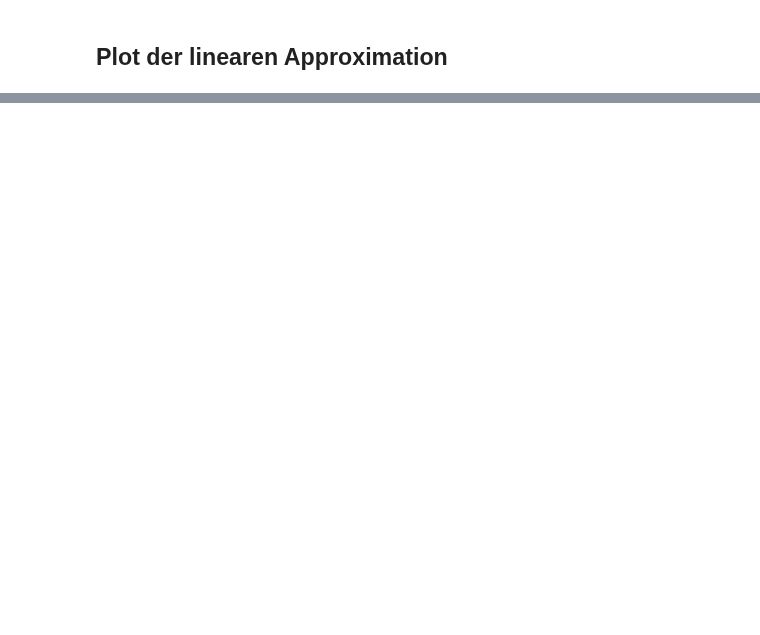
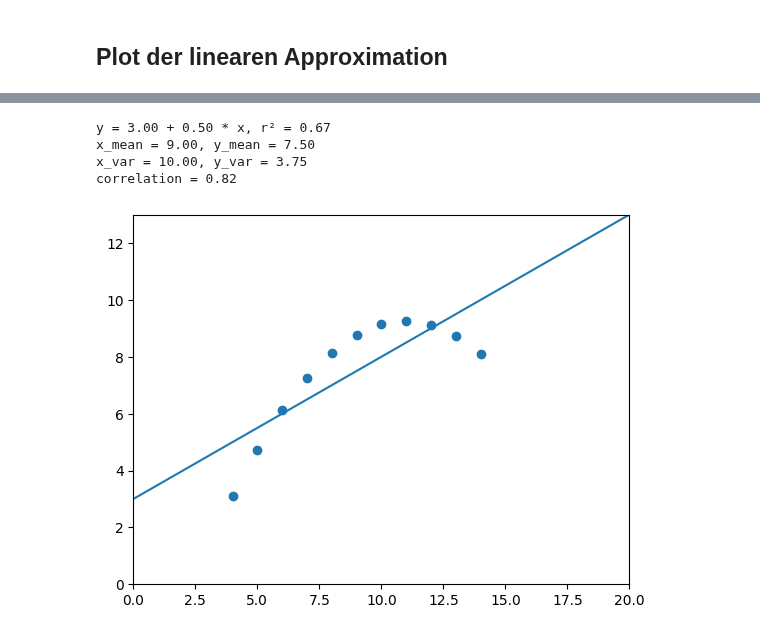
Before and after one commit to semiversus/aestatic, a Jupyter notebook: content/wdic/maschinelles_lernen/lineare_regression.ipynb, the cells around one changed output, grey strips where cells are left out. Drawn from its saved outputs; the diff is of its cells as text; code cells hidden in the pictures; blank space fills up the shorter version.

```diff
--- a/content/wdic/maschinelles_lernen/lineare_regression.ipynb
+++ b/content/wdic/maschinelles_lernen/lineare_regression.ipynb
@@ -58,0 +66,8 @@ plt.axis([0, 20, 0, 13])
+# %%
+fit(*anscomb_2)
+# %% [output]
+y = 3.00 + 0.50 * x, r² = 0.67
+x_mean = 9.00, y_mean = 7.50
+x_var = 10.00, y_var = 3.75
+correlation = 0.82
+[figure, added]
```
Also changed, not shown: parts of 13 cells of this notebook, 4 other files.
